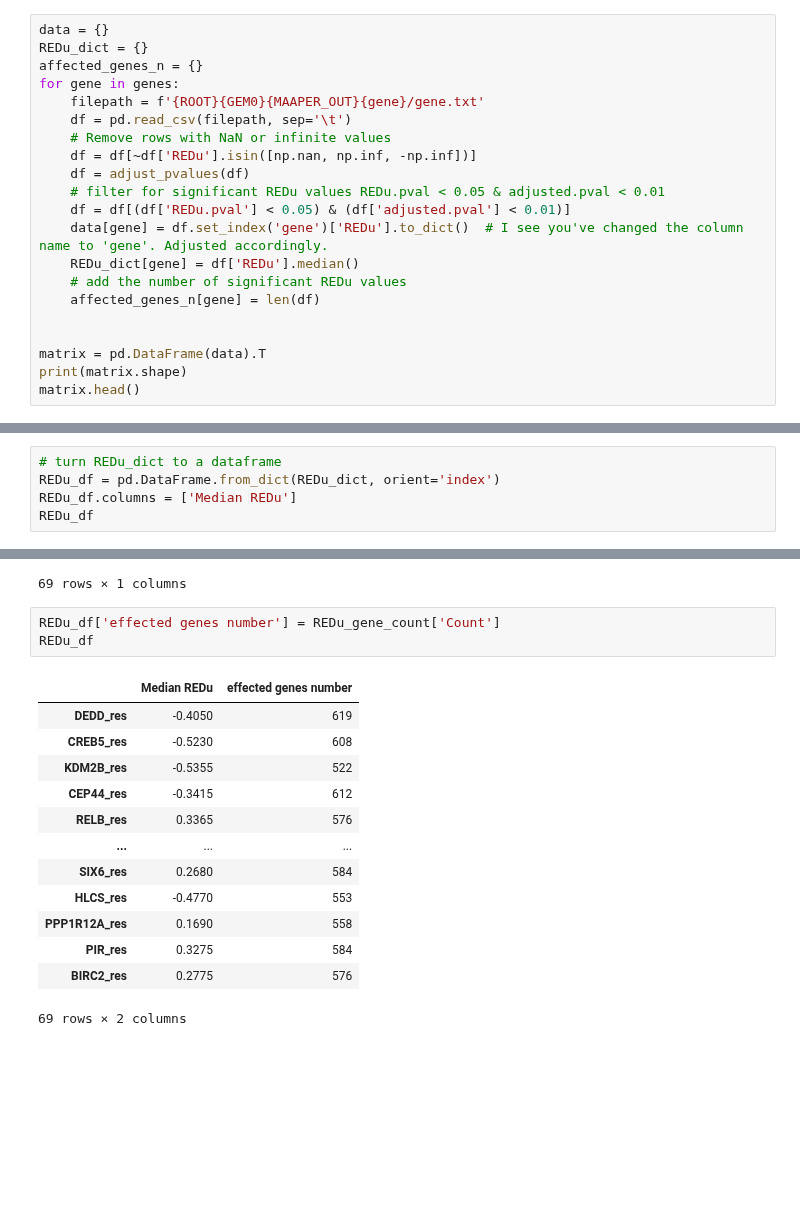
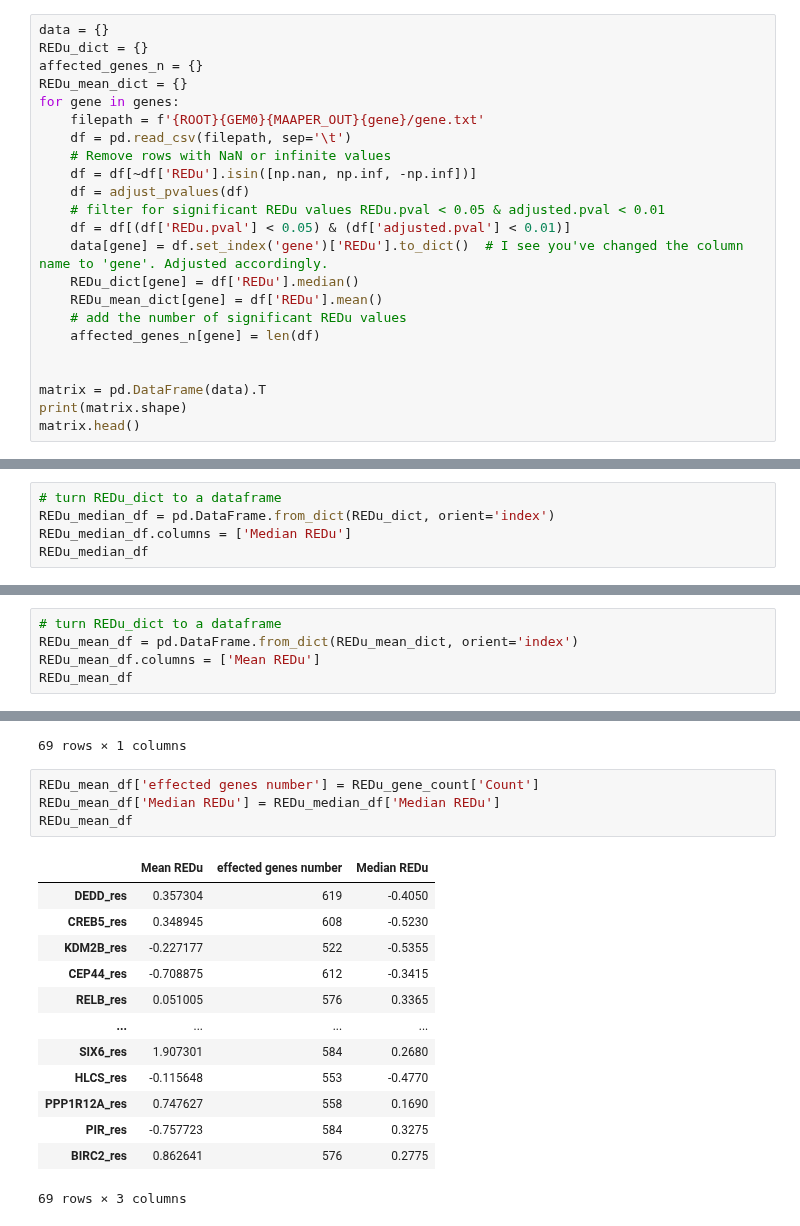
Before and after one commit to AidenSb/APA, a Jupyter notebook: For_perturb_seq/Validation_pseq_maaper_plots.ipynb, the cells around one changed output, grey strips where cells are left out. Saved outputs shown, nothing was run; the diff lists cells and outputs as text; blank space fills up the shorter version.

```diff
--- a/For_perturb_seq/Validation_pseq_maaper_plots.ipynb
+++ b/For_perturb_seq/Validation_pseq_maaper_plots.ipynb
@@ -168,6 +109,7 @@ def adjust_pvalues(df):
 data = {}
 REDu_dict = {}
 affected_genes_n = {}
+REDu_mean_dict = {}
 for gene in genes:
     filepath = f'{ROOT}{GEM0}{MAAPER_OUT}{gene}/gene.txt'
     df = pd.read_csv(filepath, sep='\t')
@@ -178,6 +120,7 @@ for gene in genes:
     df = df[(df['REDu.pval'] < 0.05) & (df['adjusted.pval'] < 0.01)]
     data[gene] = df.set_index('gene')['REDu'].to_dict()  # I see you've changed the column name to 'gene'. Adjusted accordingly.
     REDu_dict[gene] = df['REDu'].median()
+    REDu_mean_dict[gene] = df['REDu'].mean()
     # add the number of significant REDu values
     affected_genes_n[gene] = len(df)
 
@@ -215,9 +158,9 @@ plt.show()
 [figure]
 # %%
 # turn REDu_dict to a dataframe
-REDu_df = pd.DataFrame.from_dict(REDu_dict, orient='index')
-REDu_df.columns = ['Median REDu']
-REDu_df
+REDu_median_df = pd.DataFrame.from_dict(REDu_dict, orient='index')
+REDu_median_df.columns = ['Median REDu']
+REDu_median_df
 # %% [output]
 |  | Median REDu |
 | DEDD_res | -0.4050 |
@@ -239,0 +178,5 @@ REDu_df.plot(kind='bar')
+# %%
+# turn REDu_dict to a dataframe
+REDu_mean_df = pd.DataFrame.from_dict(REDu_mean_dict, orient='index')
+REDu_mean_df.columns = ['Mean REDu']
+REDu_mean_df
@@ -257,20 +214,21 @@ REDu_gene_count
 | BIRC2_res | 576 |
 69 rows × 1 columns
 # %%
-REDu_df['effected genes number'] = REDu_gene_count['Count']
-REDu_df
+REDu_mean_df['effected genes number'] = REDu_gene_count['Count']
+REDu_mean_df['Median REDu'] = REDu_median_df['Median REDu']
+REDu_mean_df
 # %% [output]
-|  | Median REDu | effected genes number |
-| DEDD_res | -0.4050 | 619 |
-| CREB5_res | -0.5230 | 608 |
-| KDM2B_res | -0.5355 | 522 |
-| CEP44_res | -0.3415 | 612 |
-| RELB_res | 0.3365 | 576 |
-| ... | ... | ... |
-| SIX6_res | 0.2680 | 584 |
-| HLCS_res | -0.4770 | 553 |
-| PPP1R12A_res | 0.1690 | 558 |
-| PIR_res | 0.3275 | 584 |
-| BIRC2_res | 0.2775 | 576 |
+|  | Mean REDu | effected genes number | Median REDu |
+| DEDD_res | 0.357304 | 619 | -0.4050 |
+| CREB5_res | 0.348945 | 608 | -0.5230 |
+| KDM2B_res | -0.227177 | 522 | -0.5355 |
+| CEP44_res | -0.708875 | 612 | -0.3415 |
+| RELB_res | 0.051005 | 576 | 0.3365 |
+| ... | ... | ... | ... |
+| SIX6_res | 1.907301 | 584 | 0.2680 |
+| HLCS_res | -0.115648 | 553 | -0.4770 |
+| PPP1R12A_res | 0.747627 | 558 | 0.1690 |
+| PIR_res | -0.757723 | 584 | 0.3275 |
+| BIRC2_res | 0.862641 | 576 | 0.2775 |
-69 rows × 2 columns
+69 rows × 3 columns
 # %%
```
Also changed, not shown: parts of 17 cells of this notebook, 4 other files.
